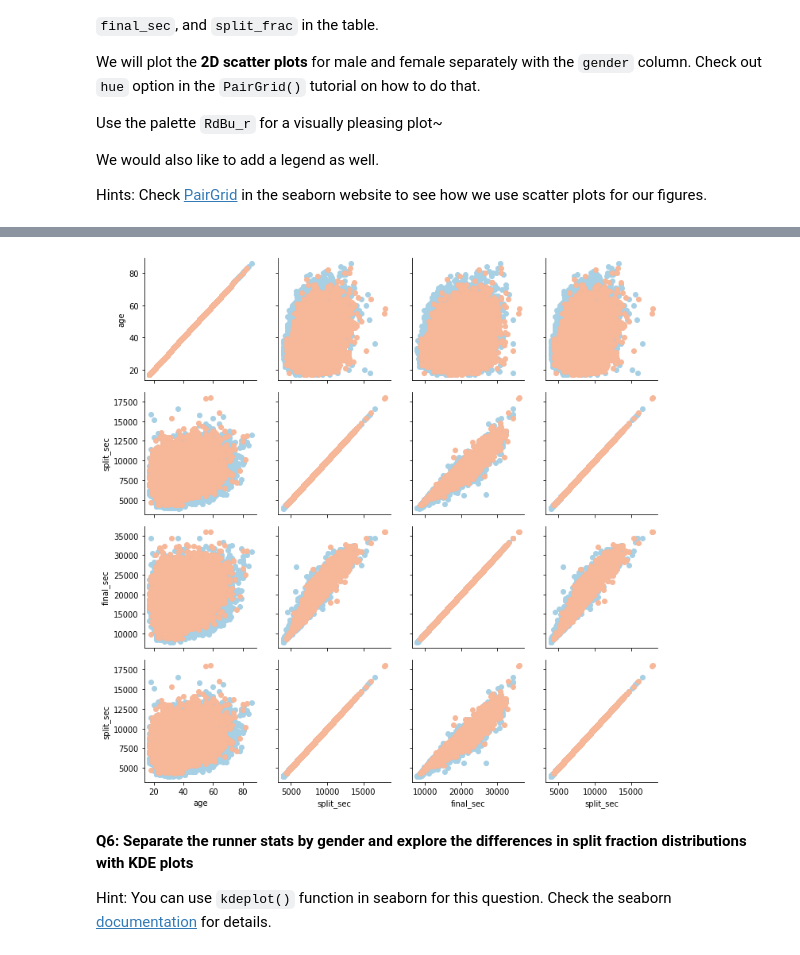
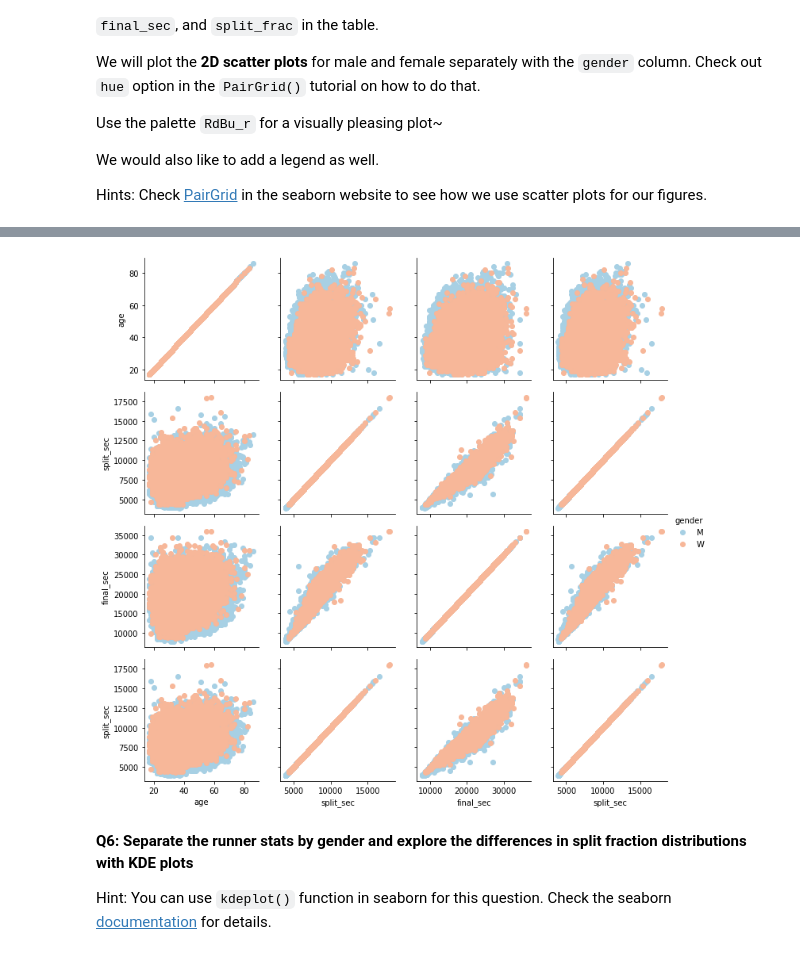
Before and after one commit to Kriegtho/2022_Intro_Python, a Jupyter notebook: Exercises/W4_S2.ipynb, the cells around one changed output, grey strips where cells are left out. Drawn from its saved outputs; the diff is of its cells as text; code cells hidden in the pictures.

```diff
--- a/Exercises/W4_S2.ipynb
+++ b/Exercises/W4_S2.ipynb
@@ -129,10 +129,10 @@ Hints: Check [PairGrid](https://seaborn.pydata.org/generated/seaborn.PairGrid.ht
 # %%
 g = sns.PairGrid(data, vars=['age','split_sec','final_sec','split_sec'],hue='gender',palette='RdBu_r')
 g.map(plt.scatter) # explained int the seaborn website
 # Add legend here.
-g.add_legend;
+g.add_legend();
 # %% [output]
-[figure, old version]
+[figure, new version]
 # %% [markdown]
 **Q6: Separate the runner stats by gender and explore the differences in split fraction distributions with KDE plots**
 
```
Also changed, not shown: parts of 3 cells of this notebook.
